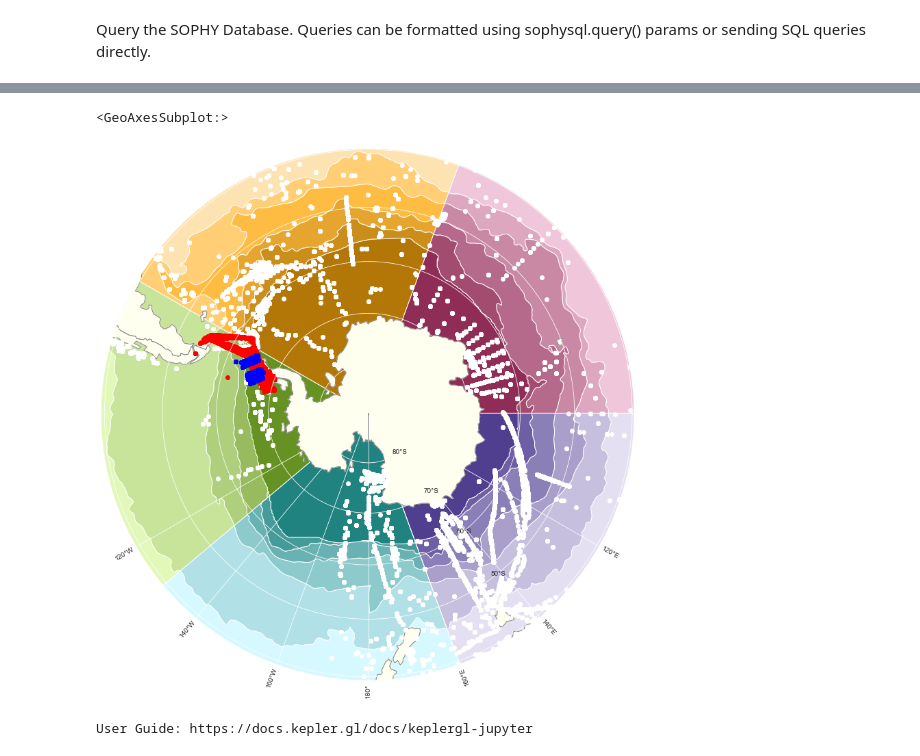
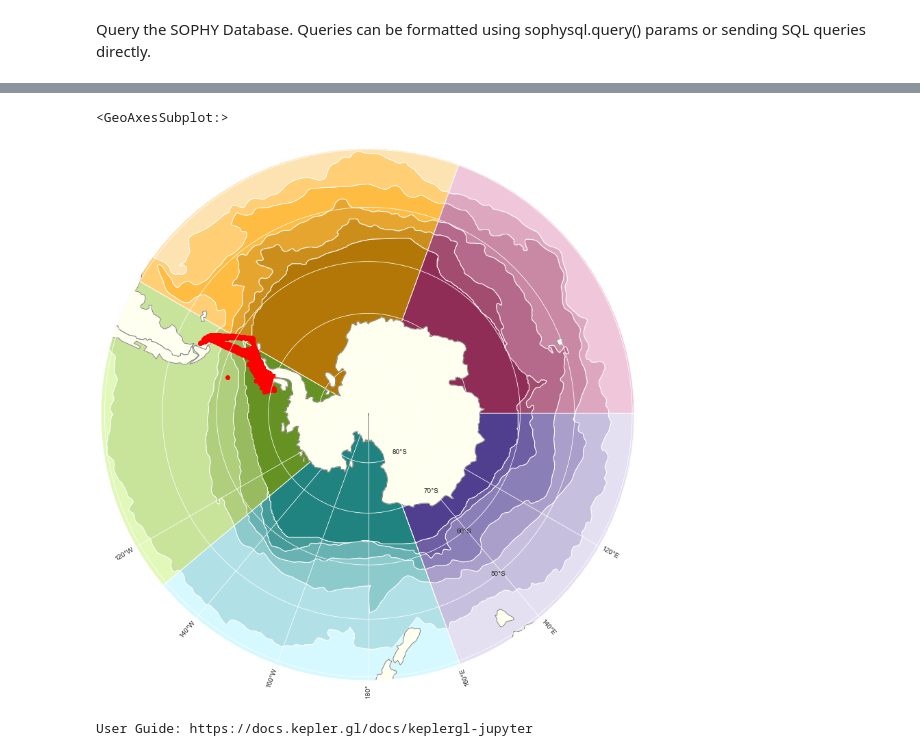
Before and after one commit to ayushnag/sophy, a Jupyter notebook: sophy/sophy.ipynb, the cells around one changed output, grey strips where cells are left out. Cells and saved outputs as stored; diff of their text form; code cells hidden in the pictures.

Commit message:
Full SOPHY build successful

```diff
--- a/sophy/sophy.ipynb
+++ b/sophy/sophy.ipynb
@@ -26,6 +29,6 @@ cur = con.cursor()
 # %% [markdown]
 Query the SOPHY Database. Queries can be formatted using sophysql.query() params or sending SQL queries directly.
 # %%
-data = sophysql.query("select * from sample where source_name is null")
+data = sophysql.query("select * from sample where source_name == 'lter'")
 data
 # %% [output]
@@ -110,68 +119,54 @@ maroons = ['#8F2D56', '#A24C70', '#B66A8B', '#C989A5', '#DDA7C0', '#F0C6DA']
 purples = ['#503E8F', '#6E5EA3', '#8B7FB7', '#A99FCA', '#C6C0DE', '#E4E0F2']
 teals   = ['#218380', '#459B99', '#69B2B3', '#8DCACC', '#B1E1E6', '#D5F9FF']
 
 greens.reverse()
 yellows.reverse()
 maroons.reverse()
 purples.reverse()
 teals.reverse()
 
 
 # List of all colors
 color_palette = greens + yellows + maroons + purples + teals
 
 # Make color palette
 my_map = ListedColormap(sns.color_palette(color_palette).as_hex())
 
 zones: gpd.GeoDataFrame = gpd.read_file(geolabel.zones_shapefile)
 res = zones.overlay(sectors, how='intersection')
 
 res.plot(ax=ax, cmap=my_map, edgecolor='w', legend=True)
 world: gpd.GeoDataFrame = gpd.read_file(gpd.datasets.get_path("naturalearth_lowres"))
 world.to_crs(epsg=3031).plot(ax=ax, color='ivory', edgecolor='grey')
 
 
-sample_df: DataFrame = pd.read_csv('../data/datasets/modified/phytobase.csv', encoding='unicode_escape')
-sample_df = sample_df[['latitude', 'longitude']]
-sample_df['source'] = 'Palmer LTER'
-data_gdf = gpd.GeoDataFrame(sample_df, geometry=gpd.points_from_xy(sample_df.longitude, sample_df.latitude), crs='EPSG:4326')
-data_gdf.to_crs(crs='EPSG:3031', inplace=True)
-data_gdf.plot(ax=ax, color='w')
+# sample_df: DataFrame = pd.read_csv('../data/datasets/modified/phytobase.csv', encoding='unicode_escape')
+# sample_df = sample_df[['latitude', 'longitude']]
+# sample_df['source'] = 'Palmer LTER'
+# data_gdf = gpd.GeoDataFrame(sample_df, geometry=gpd.points_from_xy(sample_df.longitude, sample_df.latitude), crs='EPSG:4326')
+# data_gdf.to_crs(crs='EPSG:3031', inplace=True)
+# data_gdf.plot(ax=ax, color='w')
 
+# sample_df: DataFrame = pd.read_csv('../data/datasets/modified/lter.csv', encoding='unicode_escape')
+# sample_df = sample_df[['latitude', 'longitude']]
+# sample_df['source'] = 'Palmer LTER'
+# data_gdf = gpd.GeoDataFrame(sample_df, geometry=gpd.points_from_xy(sample_df.longitude, sample_df.latitude), crs='EPSG:4326')
+# data_gdf.to_crs(crs='EPSG:3031', inplace=True)
+# data_gdf.plot(ax=ax, color='r')
 
-sample_df: DataFrame = pd.read_csv('../data/datasets/modified/lter.csv', encoding='unicode_escape')
-sample_df = sample_df[['latitude', 'longitude']]
-sample_df['source'] = 'Palmer LTER'
-data_gdf = gpd.GeoDataFrame(sample_df, geometry=gpd.points_from_xy(sample_df.longitude, sample_df.latitude), crs='EPSG:4326')
+# sample_df: DataFrame = pd.read_csv('../data/datasets/modified/joy_warren.csv', encoding='unicode_escape')
+# sample_df = sample_df[['latitude', 'longitude']]
+# sample_df['source'] = 'Palmer LTER'
+# data_gdf = gpd.GeoDataFrame(sample_df, geometry=gpd.points_from_xy(sample_df.longitude, sample_df.latitude), crs='EPSG:4326')
+# data_gdf.to_crs(crs='EPSG:3031', inplace=True)
+# data_gdf.plot(ax=ax, color='b')
+
+data_gdf = gpd.GeoDataFrame(data, geometry=gpd.points_from_xy(data.longitude, data.latitude), crs='EPSG:4326')
 data_gdf.to_crs(crs='EPSG:3031', inplace=True)
 data_gdf.plot(ax=ax, color='r')
-# # ['SAZ', 'PFZ', 'ASZ', 'SOZ', 'SIZ']
-
-sample_df: DataFrame = pd.read_csv('../data/datasets/modified/joy_warren.csv', encoding='unicode_escape')
-sample_df = sample_df[['latitude', 'longitude']]
-sample_df['source'] = 'Palmer LTER'
-data_gdf = gpd.GeoDataFrame(sample_df, geometry=gpd.points_from_xy(sample_df.longitude, sample_df.latitude), crs='EPSG:4326')
-data_gdf.to_crs(crs='EPSG:3031', inplace=True)
-data_gdf.plot(ax=ax, color='b')
-# occ_df: DataFrame = pd.read_csv('../data/datasets/phytobase.csv', encoding='unicode_escape')
-# occ_df = occ_df[['latitude', 'longitude']]
-# occ_df = occ_df[occ_df['latitude'] < -30]
-# occ_df['source'] = 'Phytobase'
-# # data_gdf = gpd.GeoDataFrame(occ_df, geometry=gpd.points_from_xy(occ_df.longitude, occ_df.latitude), crs='EPSG:4326')
-# # data_gdf.to_crs(crs='EPSG:9354').plot(ax=ax)
-
-# alder_df: DataFrame = pd.read_csv('../data/datasets/alderkamp.csv', encoding='unicode_escape')
-# alder_df = alder_df[['latitude', 'longitude']]
-# alder_df['source'] = 'Alderkamp et al. 2019'
-
-# full_palette = ['#F4D03F']
-# full_colors = ListedColormap(sns.color_palette(full_palette).as_hex())
-# full = sample_df.append([occ_df, alder_df], ignore_index=True)
-# full_gdf = gpd.GeoDataFrame(full, geometry=gpd.points_from_xy(full.longitude, full.latitude), crs='EPSG:4326')
-# full_gdf.to_crs(crs='EPSG:3031').plot(ax=ax, color='black')
 # %% [output]
 <GeoAxesSubplot:>
-[figure, old version]
+[figure, new version]
 # %%
 # color by type of data, data source, year, season
 #   - option in plotting function
```
Also changed, not shown: parts of 4 cells of this notebook, 7 other files.
